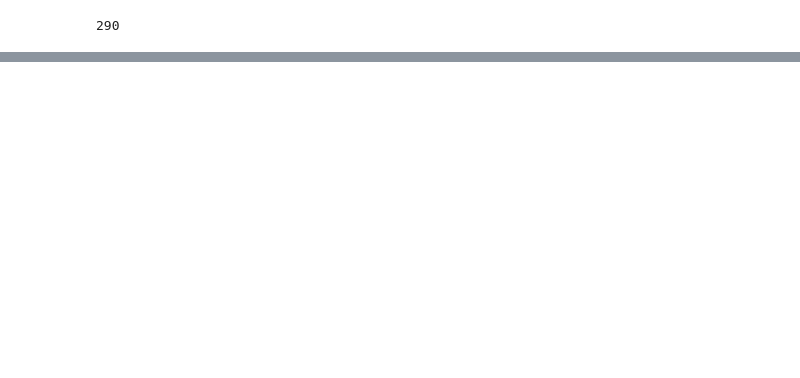
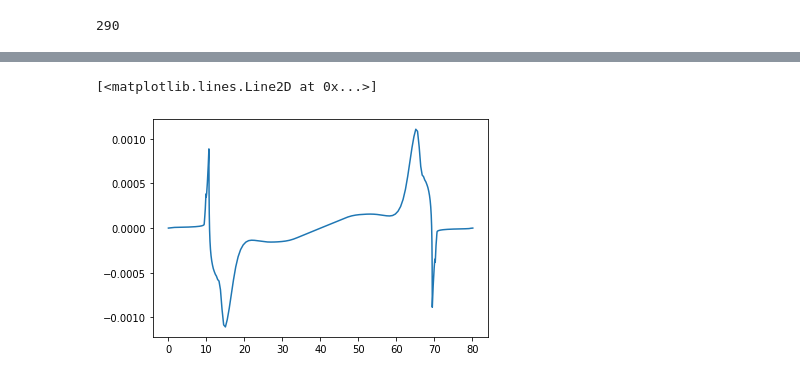
Before and after one commit to wilashfie/synth_spec, a Jupyter notebook: no_flare.ipynb, the cells around one changed output, grey strips where cells are left out. Saved outputs shown, nothing was run; the diff lists cells and outputs as text; code cells hidden in the pictures; blank space fills up the shorter version.

```diff
--- a/no_flare.ipynb
+++ b/no_flare.ipynb
@@ -226,0 +237,5 @@ plt.plot(los_x,t)
+# %%
+plt.plot(los_x,los_v)
+# %% [output]
+[<matplotlib.lines.Line2D at 0x...>]
+[figure, added]
```
Also changed, not shown: parts of 19 cells of this notebook.
